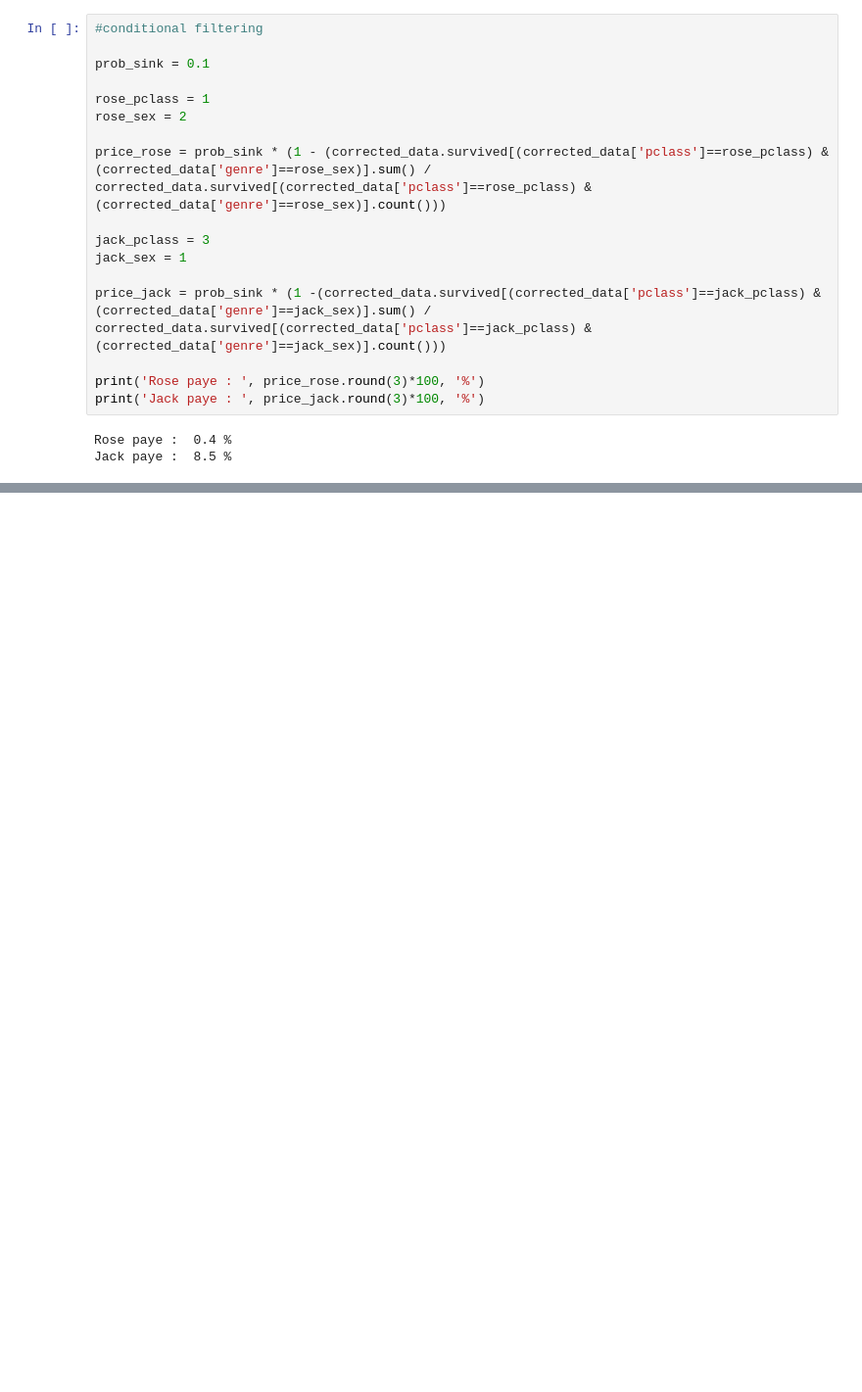
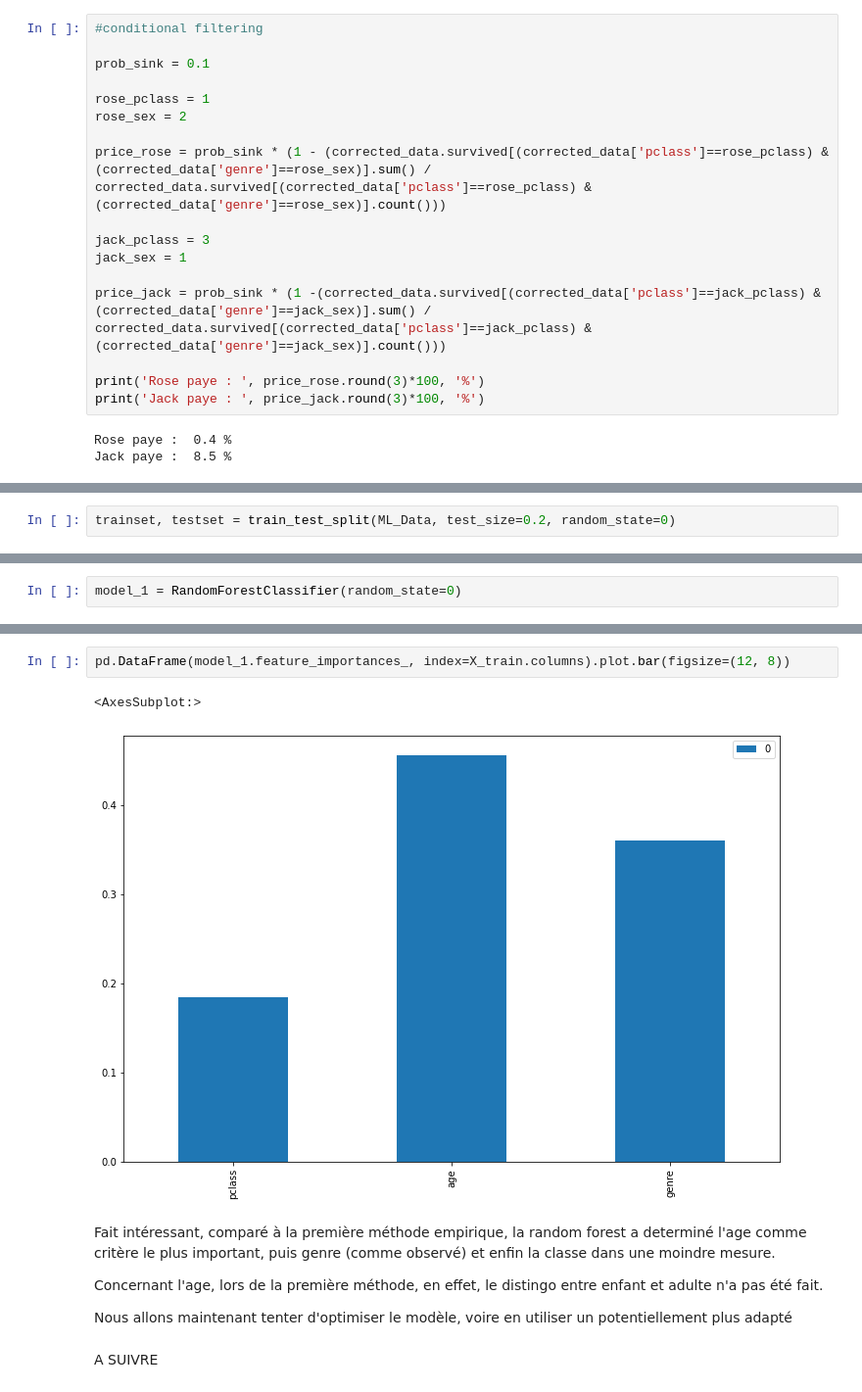
Before and after one commit to Jaketdax/ActuariatVieCNAM, a Jupyter notebook: ACT102 - Titanic - MikeColombet.ipynb, the cells around one changed output, grey strips where cells are left out. Shown at 98% size. Cells and saved outputs as stored; diff of their text form; blank space fills up the shorter version.

```diff
--- a/ACT102 - Titanic - MikeColombet.ipynb
+++ b/ACT102 - Titanic - MikeColombet.ipynb
@@ -240,0 +260,2 @@ Jack paye :  8.5 %
+# %%
+trainset, testset = train_test_split(ML_Data, test_size=0.2, random_state=0)
@@ -240,0 +283,2 @@ Jack paye :  8.5 %
+# %%
+model_1 = RandomForestClassifier(random_state=0)
@@ -240,0 +350,13 @@ Jack paye :  8.5 %
+# %%
+pd.DataFrame(model_1.feature_importances_, index=X_train.columns).plot.bar(figsize=(12, 8))
+# %% [output]
+<AxesSubplot:>
+[figure, added]
+# %% [markdown]
+Fait intéressant, comparé à la première méthode empirique, la random forest a determiné l'age comme critère le plus important, puis genre (comme observé) et enfin la classe dans une moindre mesure.
+
+Concernant l'age, lors de la première méthode, en effet, le distingo entre enfant et adulte n'a pas été fait.
+
+Nous allons maintenant tenter d'optimiser le modèle, voire en utiliser un potentiellement plus adapté
+# %% [markdown]
+A SUIVRE
```
Also changed, not shown: parts of 18 cells of this notebook.
